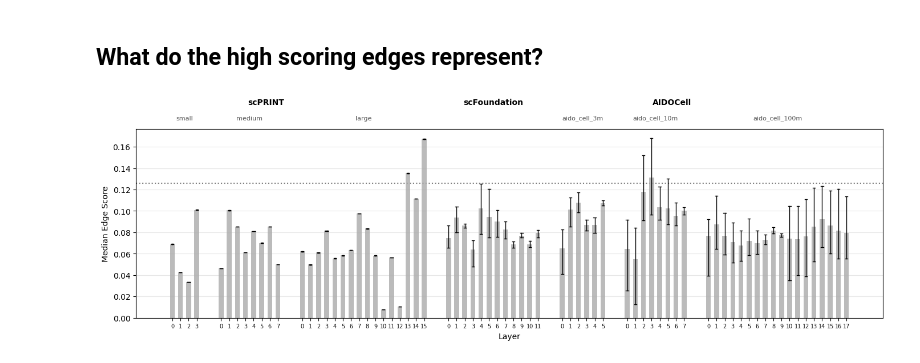
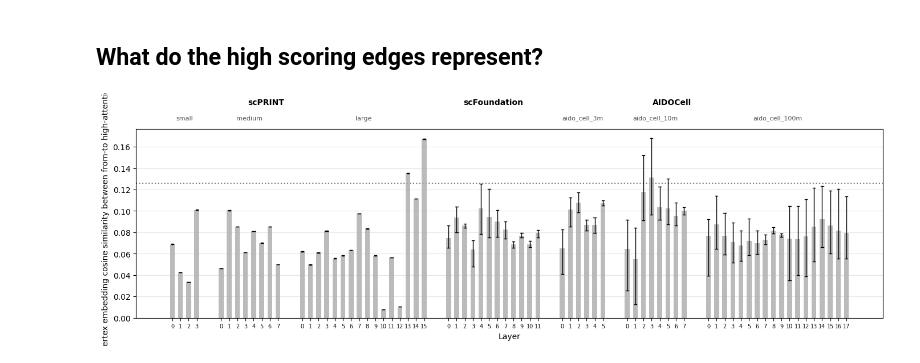
Before and after one commit to napistu/napistu-scrapyard, a Jupyter notebook: applications/foundation_models/compare_embeddings.ipynb, the cells around one changed output. Drawn from its saved outputs; the diff is of its cells as text; code cells hidden in the pictures.

```diff
--- a/applications/foundation_models/compare_embeddings.ipynb
+++ b/applications/foundation_models/compare_embeddings.ipynb
@@ -1321,11 +1321,11 @@ average_embedding_cosine_similarity, background_embedding_cosine_similarity = su
 # %%
 fig, ax = plot_metric_by_layer(
     data=average_embedding_cosine_similarity,
     y_col='cosine_sim',
     background_value=background_embedding_cosine_similarity,
-    ylabel='Median Edge Score',
+    ylabel='Average vertex embedding cosine similarity between from-to high-attention pairs',
     model_order=model_order,
     model_metadata_summary=model_metadata_summary,
 )
 # %% [output]
-[figure, old version]
+[figure, new version]
```
